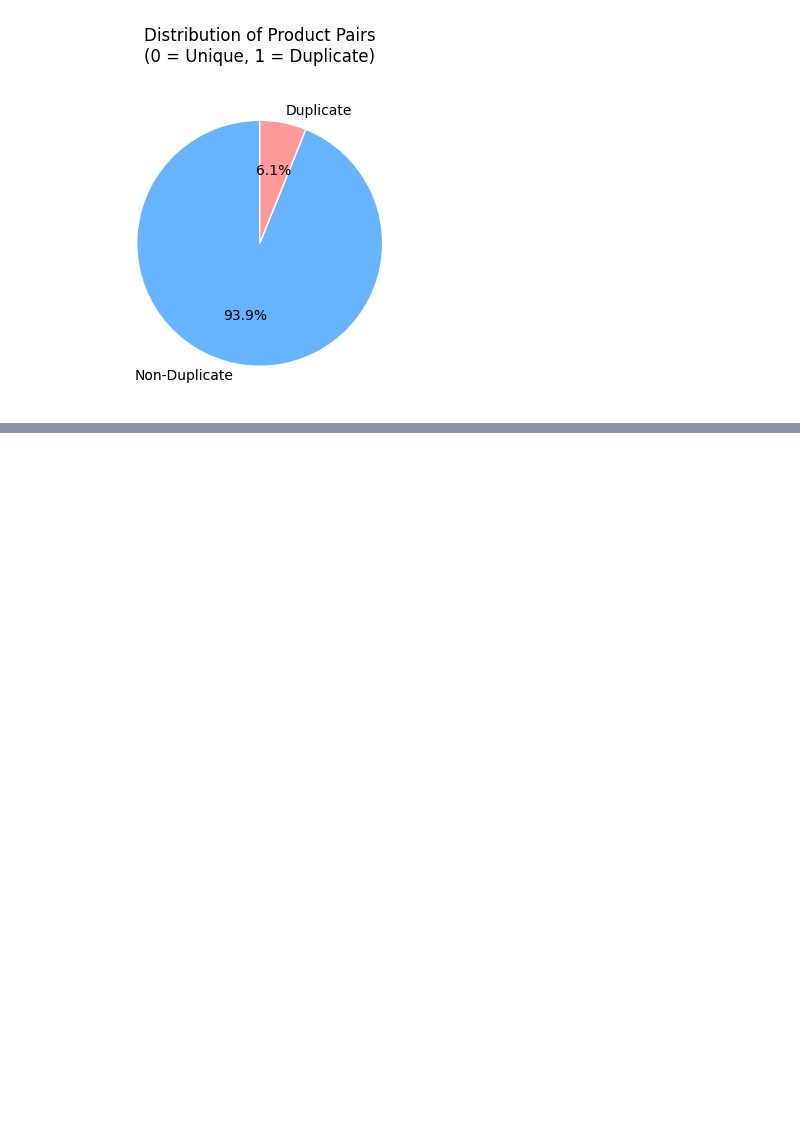
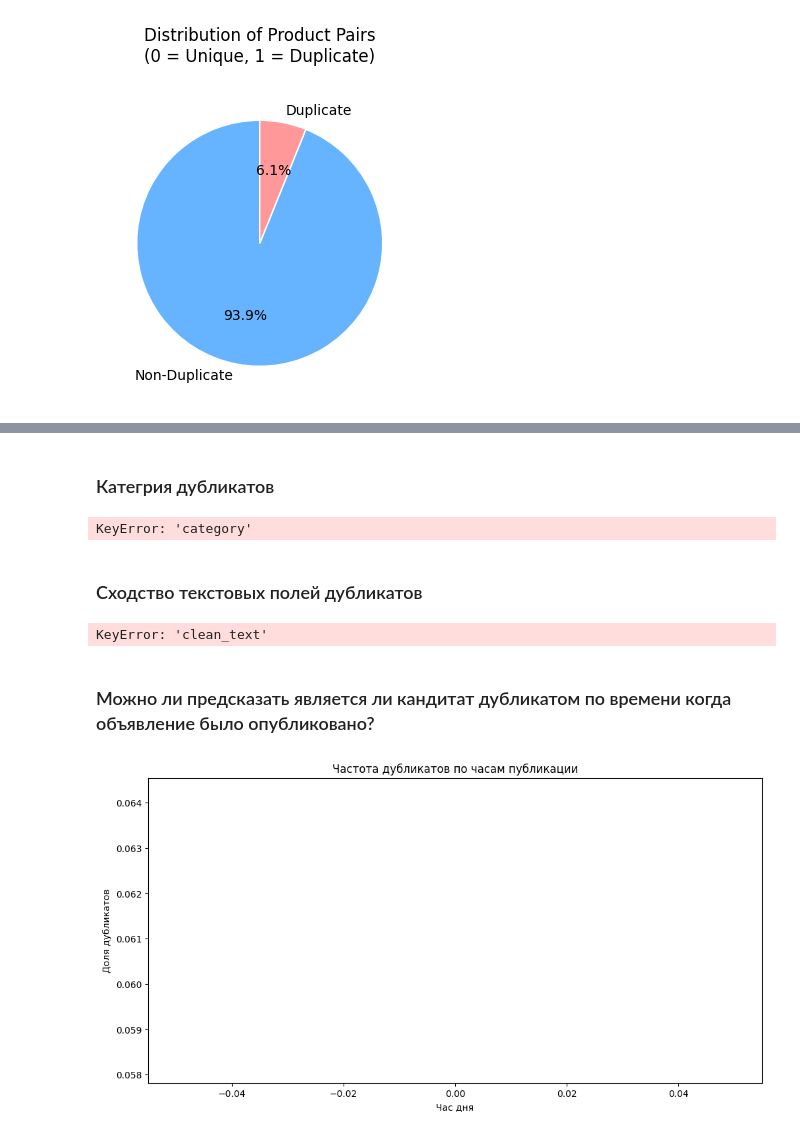
Before and after one commit to DzhamiliaFatkullina/AvitoDuplicateSearch, a Jupyter notebook: notebooks/01_eda_text_features.ipynb, the cells around one changed output, grey strips where cells are left out. Cells and saved outputs as stored; diff of their text form; code cells hidden in the pictures; blank space fills up the shorter version.

```diff
--- a/notebooks/01_eda_text_features.ipynb
+++ b/notebooks/01_eda_text_features.ipynb
@@ -206,0 +317,65 @@ NameError: name 'TfidfVectorizer' is not defined
+# %% [markdown]
+### Категрия дубликатов
+# %%
+category_stats = (train_df.groupby('category')['is_double']
+                 .agg(['mean', 'count'])
+                 .sort_values('mean', ascending=False)
+                 .reset_index())
+
+plt.figure(figsize=(14, 8))
+sns.barplot(x='mean', y='category',
+           data=category_stats.head(20),
+           palette='viridis')
+plt.title('Top 20 Categories by Duplicate Rate')
+plt.xlabel('Duplicate Rate')
+plt.show()
+# %% [output]
+KeyError: 'category'
+# %% [markdown]
+### Сходство текстовых полей дубликатов
+# %%
+from sklearn.feature_extraction.text import TfidfVectorizer
+from sklearn.metrics.pairwise import cosine_similarity
+
+def calculate_similarity(group):
+    vectorizer = TfidfVectorizer(ngram_range=(1, 2), max_features=5000)
+    tfidf = vectorizer.fit_transform(group['clean_text'])
+    return cosine_similarity(tfidf[0:1], tfidf[1:])[0][0]
+
+# Analyze duplicate pairs
+duplicate_pairs = train_df[train_df['is_double'] == 1].groupby('group_id').filter(lambda x: len(x) > 1)
+sample_duplicates = duplicate_pairs.groupby('group_id').apply(calculate_similarity).reset_index()
+
+# Analyze random non-duplicate pairs
+non_duplicate_sample = train_df[train_df['is_double'] == 0].sample(1000)
+non_duplicate_sim = cosine_similarity(
+    TfidfVectorizer(max_features=5000).fit_transform(non_duplicate_sample['clean_text'])
+)
+
+# Visualization
+plt.figure(figsize=(12, 6))
+sns.kdeplot(sample_duplicates[0], label='Duplicates', bw_adjust=0.5)
+sns.kdeplot(non_duplicate_sim.flatten(), label='Non-duplicates', bw_adjust=0.5)
+plt.title('Text Similarity Distribution Comparison')
+plt.xlabel('Cosine Similarity Score')
+plt.legend()
+plt.show()
+# %% [output]
+KeyError: 'clean_text'
+# %% [markdown]
+### Можно ли предсказать является ли кандитат дубликатом по времени когда объявление было опубликовано?
+# %%
+train_df['action_date'] = pd.to_datetime(train_df['action_date'])
+
+# Почасовой анализ дубликатов
+train_df['hour'] = train_df['action_date'].dt.hour
+hourly_duplicates = train_df.groupby('hour')['is_double'].mean()
+
+plt.figure(figsize=(12, 6))
+sns.lineplot(x=hourly_duplicates.index, y=hourly_duplicates.values)
+plt.title('Частота дубликатов по часам публикации')
+plt.ylabel('Доля дубликатов')
+plt.xlabel('Час дня')
+plt.show()
+# %% [output]
+[figure, added]
```
Also changed, not shown: parts of 15 cells of this notebook, 5 other files.
